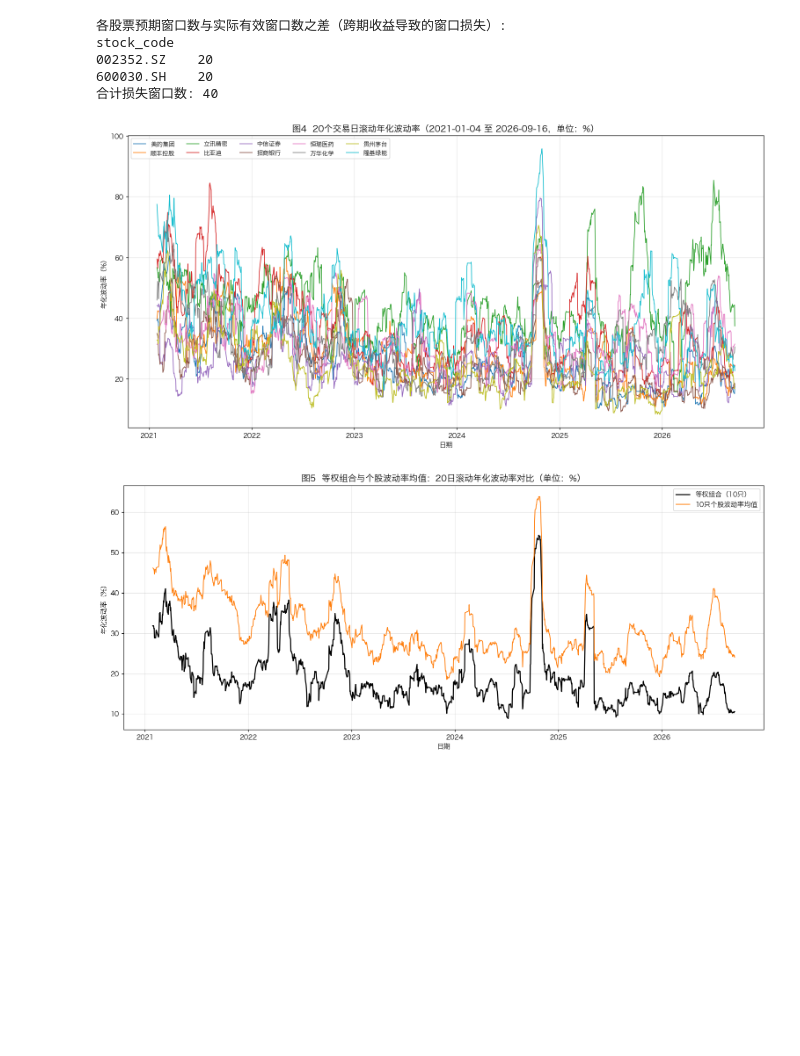
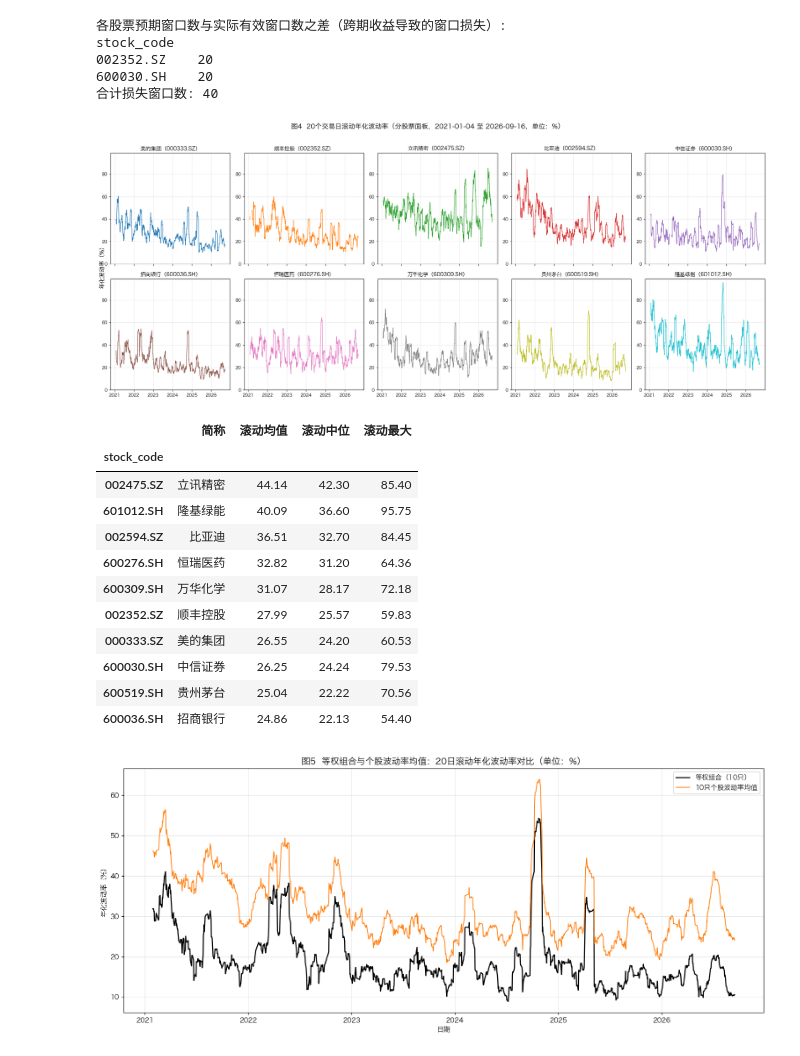
Before and after one commit to Jaremy112/fineco-homework, a Jupyter notebook: hw02-1/hw02-1.ipynb, the cells around one changed output. Drawn from its saved outputs; the diff is of its cells as text; code cells hidden in the pictures; blank space fills up the shorter version.

```diff
--- a/hw02-1/hw02-1.ipynb
+++ b/hw02-1/hw02-1.ipynb
@@ -702,21 +704,45 @@ stock_code
 002352.SZ    20
 600030.SH    20
 合计损失窗口数: 40
-# %%
-# 图4：各股票 20 日滚动年化波动率时序
-fig, ax = plt.subplots(figsize=(14, 7))
-for code in order:
-    sub = vol[vol["stock_code"] == code]
-    ax.plot(sub["date"], sub["vol20"] * 100, label=names[code], color=colors[code], linewidth=1.1)
-ax.set_title("图4  20个交易日滚动年化波动率（2021-01-04 至 2026-09-16，单位：%）", fontsize=13)
-ax.set_xlabel("日期")
-ax.set_ylabel("年化波动率（%）")
-ax.legend(ncol=5, fontsize=9, loc="upper left")
-ax.grid(alpha=0.3)
-fig.tight_layout()
-plt.show()
-# %% [output]
-[figure, removed]
+# %%
+# 图4：各股票 20 日滚动年化波动率——按股票分面板（2 行 × 5 列，每只股票一张子图）
+fig, axes = plt.subplots(2, 5, figsize=(20, 8), sharex=True)
+vmax = float(vol["vol20"].max() * 100)      # 统一 y 轴上限，便于横向比较水平高低
+for ax_i, code in zip(axes.ravel(), order):
+    sub = vol[vol["stock_code"] == code]
+    ax_i.plot(sub["date"], sub["vol20"] * 100, color=colors[code], linewidth=1.0)
+    ax_i.set_title(f"{names[code]}（{code}）", fontsize=11)
+    ax_i.set_ylim(0, vmax + 3)
+    ax_i.grid(alpha=0.3)
+    ax_i.tick_params(labelsize=9)
+fig.suptitle("图4  20个交易日滚动年化波动率（分股票面板，2021-01-04 至 2026-09-16，单位：%）",
+             fontsize=14, y=1.02)
+fig.supylabel("年化波动率（%）", fontsize=12)
+fig.tight_layout()
+plt.show()
+
+# 各股票波动率水平排序：分面板后不便横向比较，用这张表补足
+vol_rank = (vol.groupby("stock_code")
+            .agg(简称=("stock_name", "first"), 滚动均值=("vol20", "mean"),
+                 滚动中位=("vol20", "median"), 滚动最大=("vol20", "max"))
+            .reindex(order))
+for c in ["滚动均值", "滚动中位", "滚动最大"]:
+    vol_rank[c] = (vol_rank[c] * 100).round(2)
+vol_rank.sort_values("滚动均值", ascending=False)
+# %% [output]
+[figure, added]
+|  | 简称 | 滚动均值 | 滚动中位 | 滚动最大 |
+| stock_code |  |  |  |  |
+| 002475.SZ | 立讯精密 | 44.14 | 42.30 | 85.40 |
+| 601012.SH | 隆基绿能 | 40.09 | 36.60 | 95.75 |
+| 002594.SZ | 比亚迪 | 36.51 | 32.70 | 84.45 |
+| 600276.SH | 恒瑞医药 | 32.82 | 31.20 | 64.36 |
+| 600309.SH | 万华化学 | 31.07 | 28.17 | 72.18 |
+| 002352.SZ | 顺丰控股 | 27.99 | 25.57 | 59.83 |
+| 000333.SZ | 美的集团 | 26.55 | 24.20 | 60.53 |
+| 600030.SH | 中信证券 | 26.25 | 24.24 | 79.53 |
+| 600519.SH | 贵州茅台 | 25.04 | 22.22 | 70.56 |
+| 600036.SH | 招商银行 | 24.86 | 22.13 | 54.40 |
 # %%
 # 图5：等权组合的滚动波动率与个股波动率均值对比（分散化效应）
 # 等权组合日收益：每日对各股票可用收益取平均（停牌日该股缺失，等价于在剩余股票间等权）
```
Also changed, not shown: parts of 14 cells of this notebook, 16 other files.
